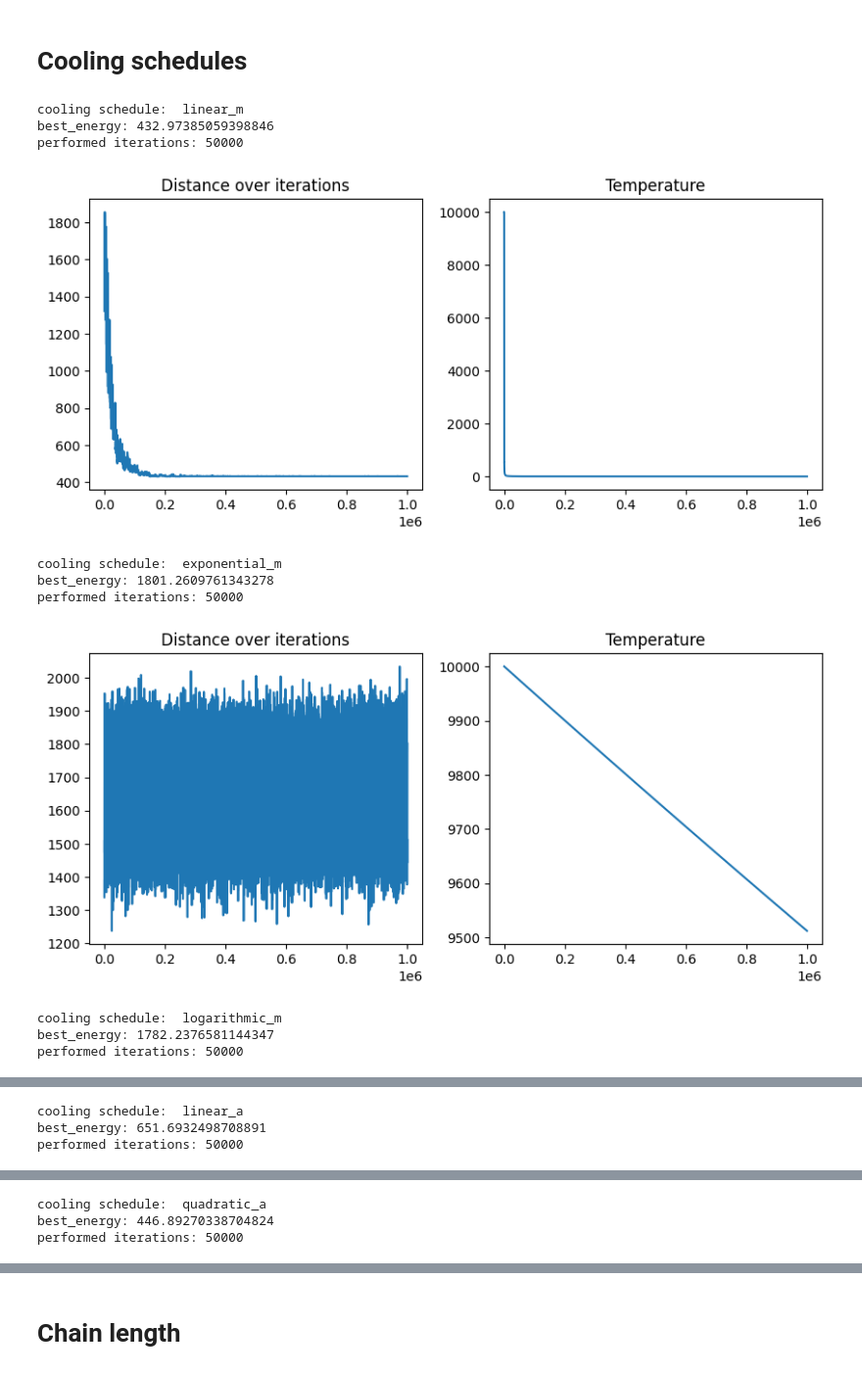
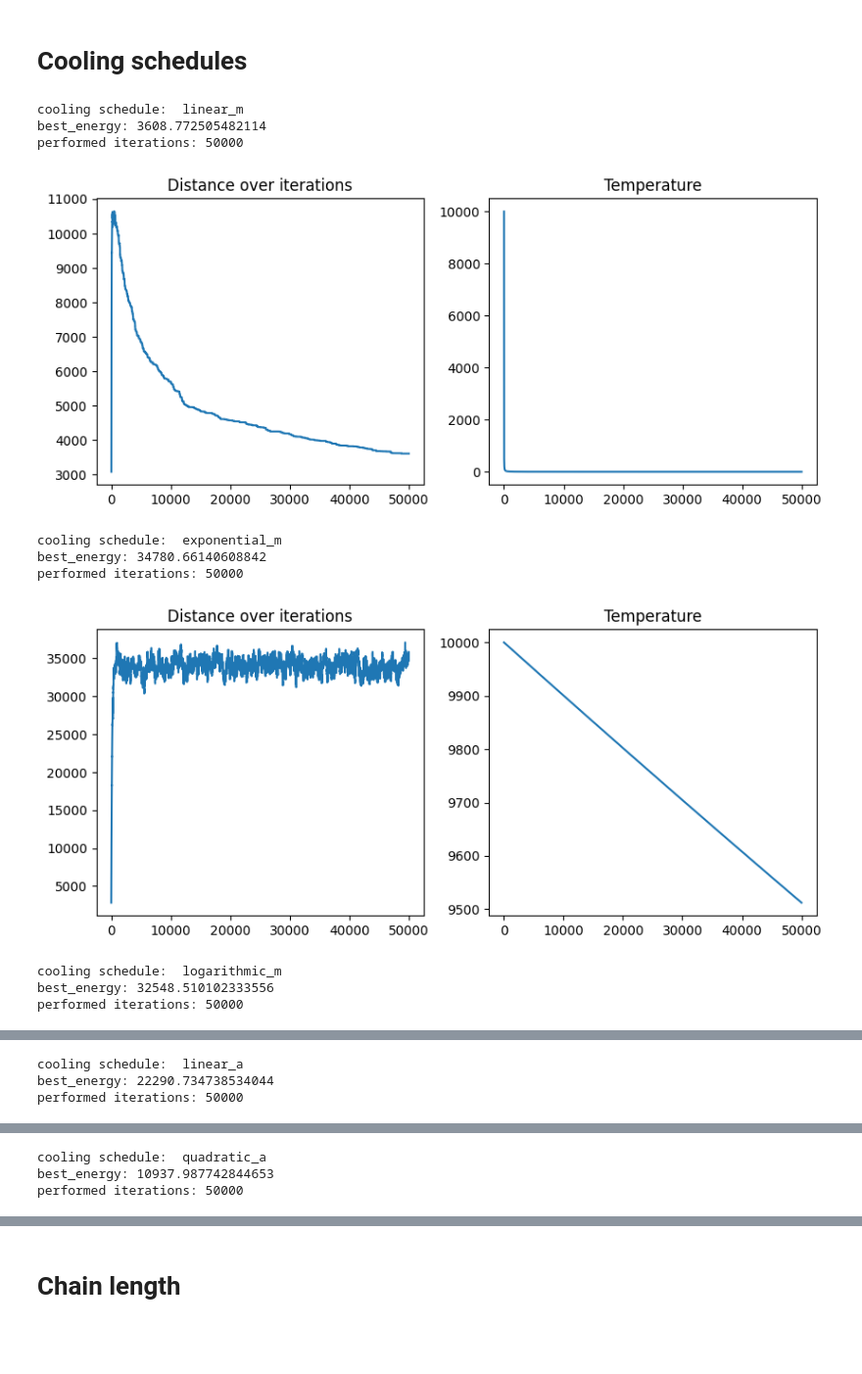
Before and after one commit to Foundnation/Stochastic-Simulation, a Jupyter notebook: TSM/tsp_notebook.ipynb, the cells around one changed output, grey strips where cells are left out. Shown at 98% size. Cells and saved outputs as stored; diff of their text form; code cells hidden in the pictures; blank space fills up the shorter version.

Commit message:
minor correction to schedule comparison

```diff
--- a/TSM/tsp_notebook.ipynb
+++ b/TSM/tsp_notebook.ipynb
@@ -179,24 +179,24 @@ Best distance: 475.73478653211424
 # %%
 """ x axis values are not set """
 
 schedules = ['linear_m', 'exponential_m', 'logarithmic_m', 'linear_a', 'quadratic_a']
 
 for schedule in schedules:
-    _ , best_energy, costs, temps, count = perform_annealing(distances=distances_51, cooling_schedule=schedule, final_temp=1E-5,
-                                                        alpha = 1 - 1E-6, chain_length=20, max_iterations=50000, output_count=True)
+    _ , best_energy, costs, temps, count = perform_annealing(distances=distances_280, cooling_schedule=schedule, final_temp=1E-5,
+                                                        alpha = 1 - 1E-6, chain_length=1, max_iterations=50000, output_count=True)
     print('cooling schedule: ', schedule)
     print('best_energy:', best_energy)
     print('performed iterations:', count)
     plot_dist_and_temp(costs, temps)
 # %% [output]
 cooling schedule:  linear_m
-best_energy: 432.97385059398846
+best_energy: 3608.772505482114
 performed iterations: 50000
-[figure, old version]
+[figure, new version]
 cooling schedule:  exponential_m
-best_energy: 1801.2609761343278
+best_energy: 34780.66140608842
 performed iterations: 50000
-[figure, old version]
+[figure, new version]
 cooling schedule:  logarithmic_m
-best_energy: 1782.2376581144347
+best_energy: 32548.510102333556
 performed iterations: 50000
@@ -204,3 +204,3 @@ performed iterations: 50000
 cooling schedule:  linear_a
-best_energy: 651.6932498708891
+best_energy: 22290.734738534044
 performed iterations: 50000
@@ -208,3 +208,3 @@ performed iterations: 50000
 cooling schedule:  quadratic_a
-best_energy: 446.89270338704824
+best_energy: 10937.987742844653
 performed iterations: 50000
```
Also changed, not shown: parts of 4 cells of this notebook, 1 other file.
